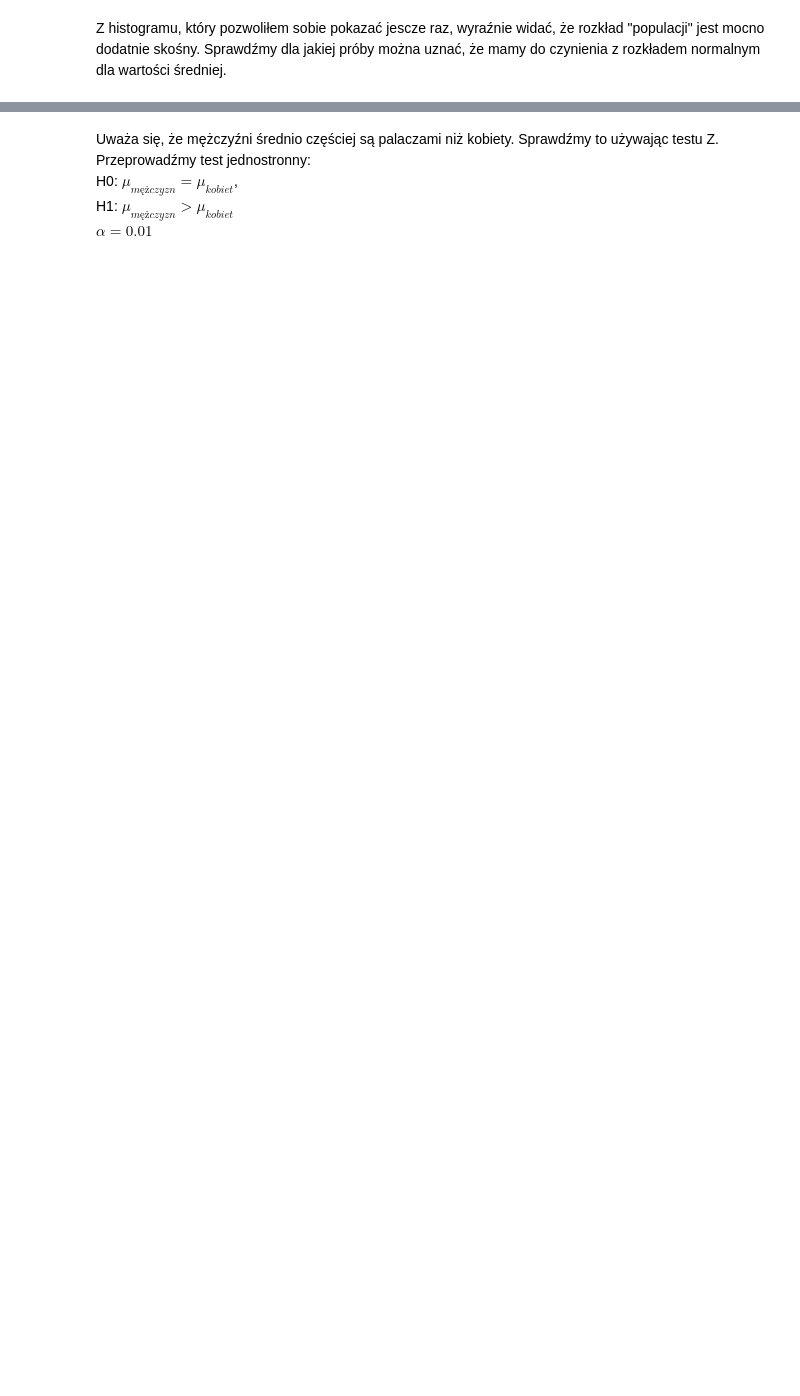
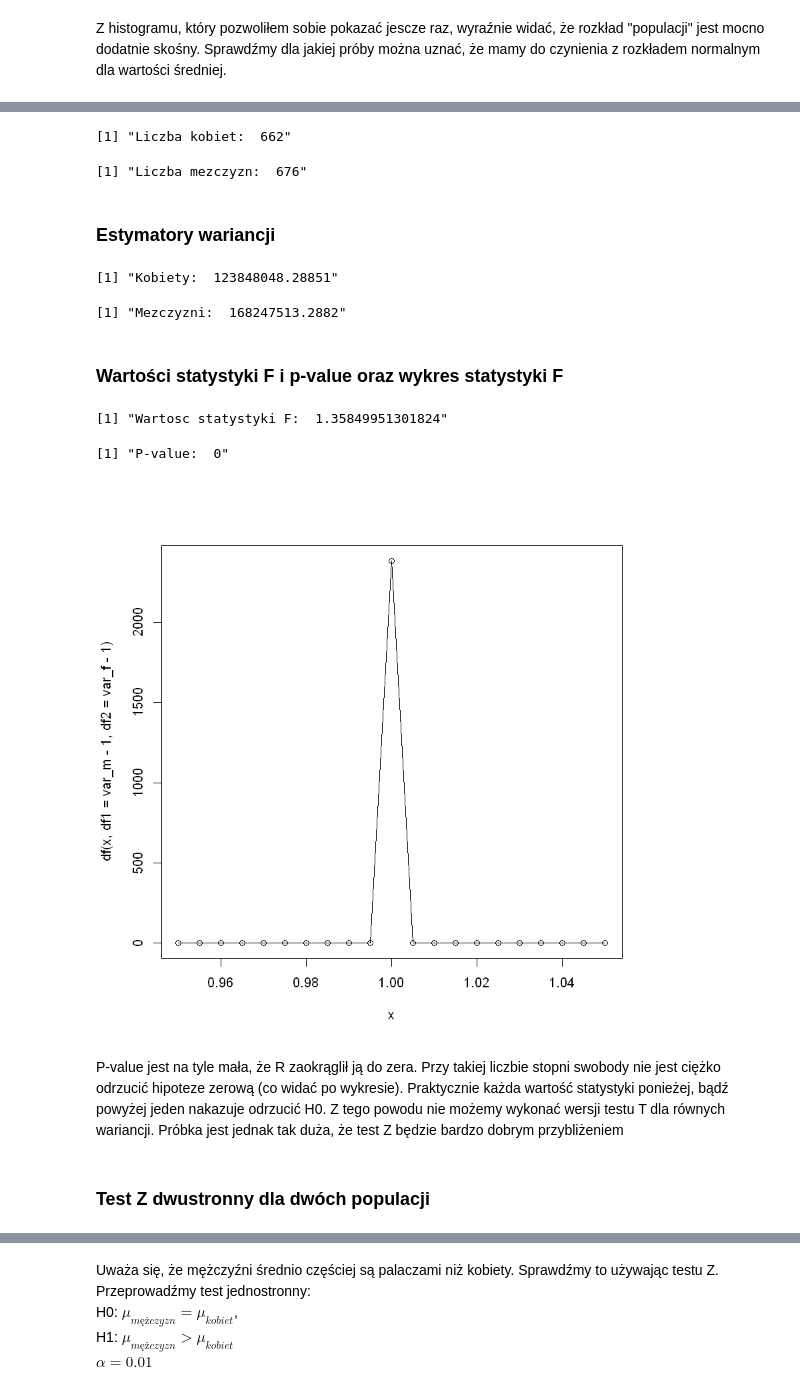
Before and after one commit to albiosz/Medical-Insurance-Cost, a Jupyter notebook: Homework.ipynb, the cells around one changed output, grey strips where cells are left out. Saved outputs shown, nothing was run; the diff lists cells and outputs as text; code cells hidden in the pictures; blank space fills up the shorter version.

```diff
--- a/Homework.ipynb
+++ b/Homework.ipynb
@@ -217,0 +368,40 @@ Przetestujmy czy rzeczywiście osoby palące płacą więcej niż nie palące
+# %%
+n_female <- length(Dane[Dane$sex == 'female', ]$smoker)
+n_male <- length(Dane[Dane$sex == 'male', ]$smoker)
+paste('Liczba kobiet: ', n_female)
+paste("Liczba mężczyzn: ", n_male)
+# %% [output]
+[1] "Liczba kobiet:  662"
+[1] "Liczba mezczyzn:  676"
+# %% [markdown]
+### Estymatory wariancji
+# %%
+var_m <- var(charges[sex == 'male'])
+var_f <- var(charges[sex == 'female'])
+
+paste("Kobiety: ", var_f)
+paste("Mężczyźni: ", var_m)
+# %% [output]
+[1] "Kobiety:  123848048.28851"
+[1] "Mezczyzni:  168247513.2882"
+# %% [markdown]
+### Wartości statystyki F i p-value oraz wykres statystyki F
+# %%
+F <- var_m/var_f
+p_value <- 1 - pf(F, df1=var_m-1, df2=var_f-1, lower.tail = TRUE)
+paste("Wartość statystyki F: ", F)
+paste("P-value: ", p_value)
+# %% [output]
+[1] "Wartosc statystyki F:  1.35849951301824"
+[1] "P-value:  0"
+# %%
+x <- c(190:210/200)
+plot(y=df(x,df1=var_m-1, df2=var_f-1), x=x)
+lines(y=df(x,df1=var_m-1, df2=var_f-1), x=x)
+# %% [output]
+[figure, added]
+# %% [markdown]
+P-value jest na tyle mała, że R zaokrąglił ją do zera. Przy takiej liczbie stopni swobody nie jest ciężko odrzucić hipoteze zerową (co widać po wykresie). Praktycznie każda wartość statystyki ponieżej, bądź powyżej jeden nakazuje odrzucić H0.
+Z tego powodu nie możemy wykonać wersji testu T dla równych wariancji. Próbka jest jednak tak duża, że test Z będzie bardzo dobrym przybliżeniem
+# %% [markdown]
+### Test Z dwustronny dla dwóch populacji
```
Also changed, not shown: parts of 53 cells of this notebook.
